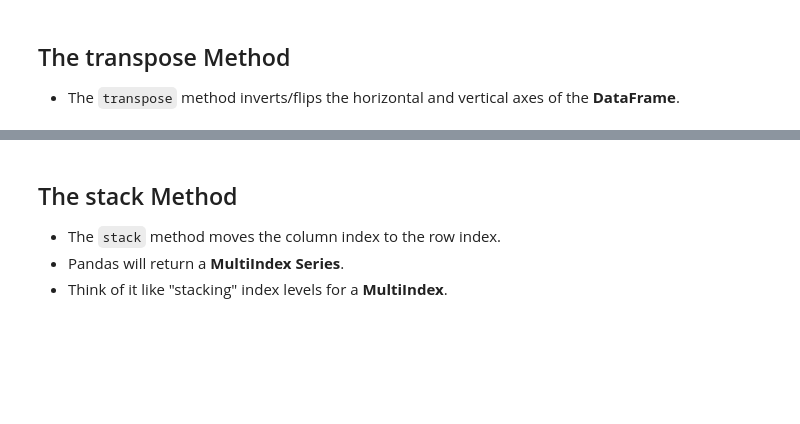
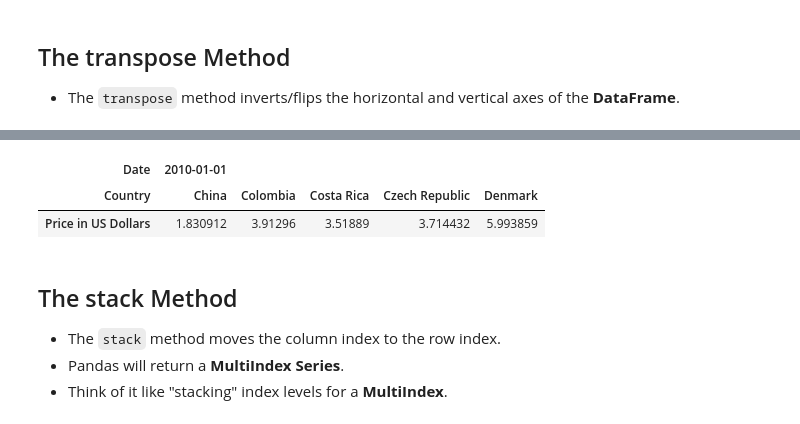
Before and after one commit to Lucas01iveira/Data-Engineering, a Jupyter notebook: Data Analysis with Pandas and Python/materials/pandas/Incomplete/08 - MultiIndex.ipynb, the cells around one changed output, grey strips where cells are left out. Drawn from its saved outputs; the diff is of its cells as text; code cells hidden in the pictures; blank space fills up the shorter version.

Commit message:
Introduction to transpose method

```diff
--- a/Data Analysis with Pandas and Python/materials/pandas/Incomplete/08 - MultiIndex.ipynb
+++ b/Data Analysis with Pandas and Python/materials/pandas/Incomplete/08 - MultiIndex.ipynb
@@ -371,3 +381,14 @@ bigmac.head()
+# %%
+# pandas allows multi-index for both rows and columns, and we can achieve it by using transpose method
+
+start= ('2010-01-01', 'China')
+end= ('2010-01-01', 'Denmark')
+
+bigmac.loc[start:end].transpose()
+# %% [output]
+| Date | 2010-01-01 |  |  |  |  |
+| Country | China | Colombia | Costa Rica | Czech Republic | Denmark |
+| Price in US Dollars | 1.830912 | 3.91296 | 3.51889 | 3.714432 | 5.993859 |
 # %% [markdown]
 ## The stack Method
 - The `stack` method moves the column index to the row index.
```
Also changed, not shown: parts of 2 cells of this notebook.
